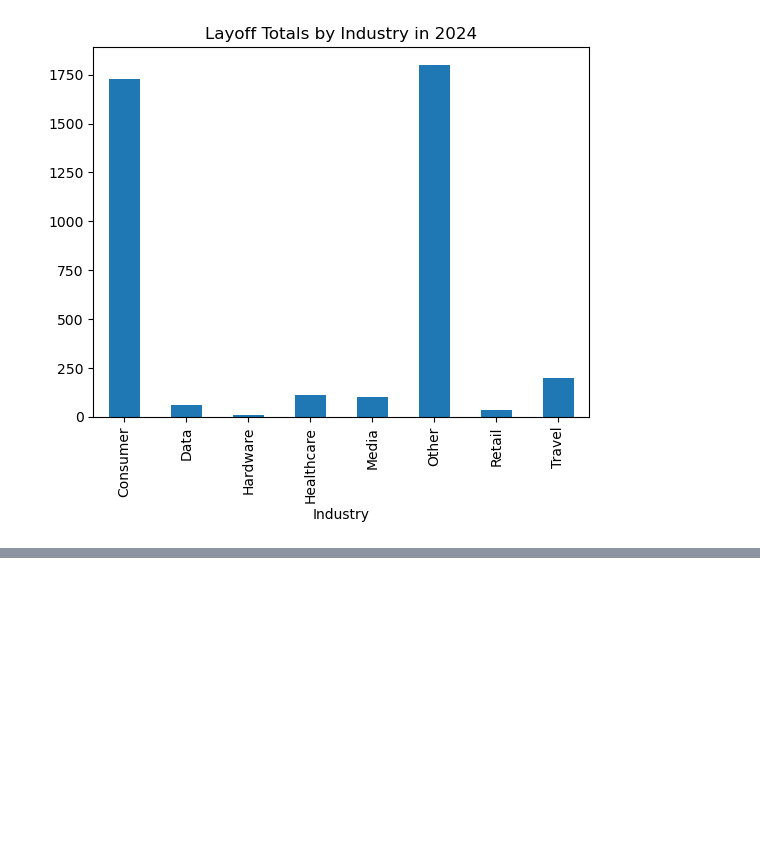
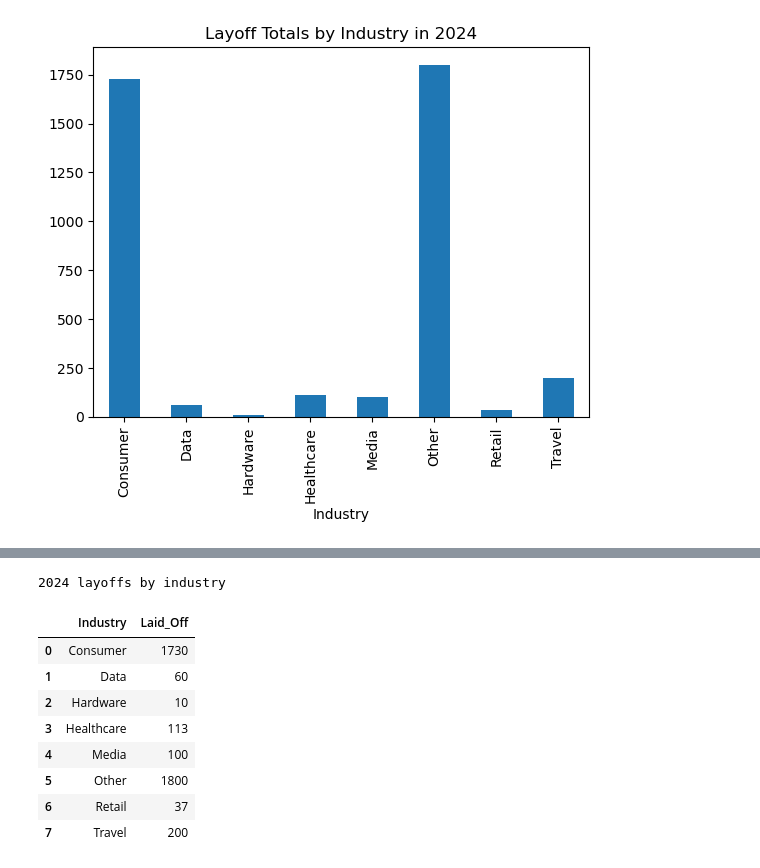
Before and after one commit to cschneggenburger/group-2-project-1, a Jupyter notebook: Big_Tech_Layoffs_Cody.ipynb, the cells around one changed output, grey strips where cells are left out. Saved outputs shown, nothing was run; the diff lists cells and outputs as text; code cells hidden in the pictures; blank space fills up the shorter version.

```diff
--- a/Big_Tech_Layoffs_Cody.ipynb
+++ b/Big_Tech_Layoffs_Cody.ipynb
@@ -218,0 +328,15 @@ fig5 = layoffs_2024_by_industry_df.plot.bar(x='Industry', legend=False, title="L
+# %%
+#DataFrame for 2024 layoffs by industry
+print("2024 layoffs by industry")
+display(layoffs_2024_by_industry_df)
+# %% [output]
+2024 layoffs by industry
+|  | Industry | Laid_Off |
+| 0 | Consumer | 1730 |
+| 1 | Data | 60 |
+| 2 | Hardware | 10 |
+| 3 | Healthcare | 113 |
+| 4 | Media | 100 |
+| 5 | Other | 1800 |
+| 6 | Retail | 37 |
+| 7 | Travel | 200 |
```
Also changed, not shown: parts of 13 cells of this notebook.
